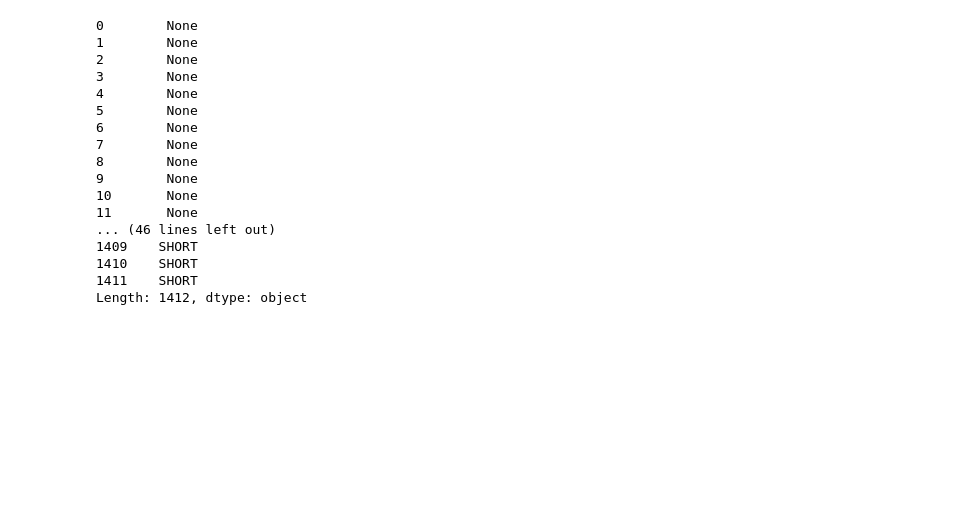
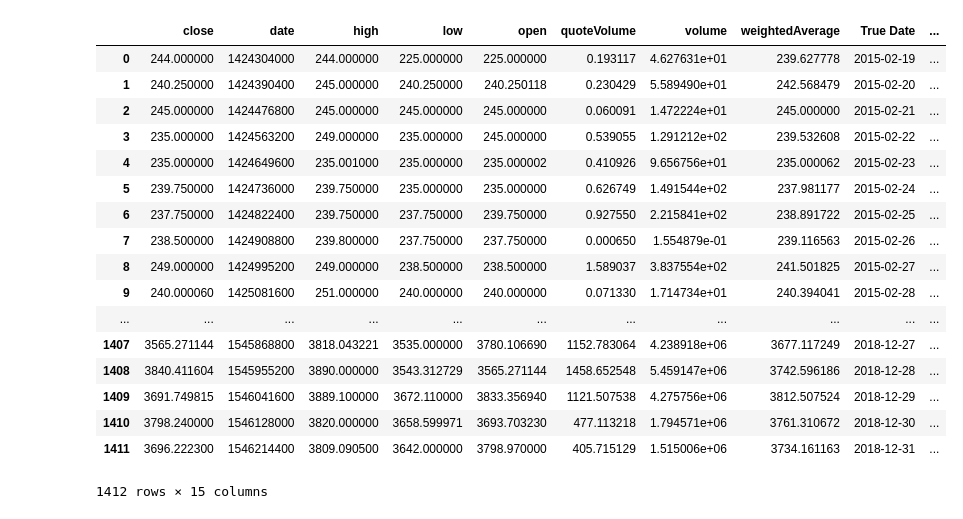
Before and after one commit to eliaselmet/Crypto-Project, a Jupyter notebook: Crypto_Main.ipynb, the cells around one changed output. Saved outputs shown, nothing was run; the diff lists cells and outputs as text; code cells hidden in the pictures; blank space fills up the shorter version.

```diff
--- a/Crypto_Main.ipynb
+++ b/Crypto_Main.ipynb
@@ -35,29 +60,28 @@ ModuleNotFoundError: No module named 'pyplot_express'
 # %%
-#SMA system
-
 #create a column to hold crossover values
 def buy_sell (row):
    if row['MA10'] > row['MA50'] :
       return 'LONG'
    if row['MA10'] < row['MA50'] :
       return 'SHORT'
-test = Daily_data.apply (lambda row: buy_sell(row), axis=1)
-test
+Daily_data['Long or Short Position'] = Daily_data.apply (lambda row: buy_sell(row), axis=1)
+Daily_data
 # %% [output]
+|  | close | date | high | low | open | quoteVolume | volume | weightedAverage | True Date | ... |
+| 0 | 244.000000 | 1424304000 | 244.000000 | 225.000000 | 225.000000 | 0.193117 | 4.627631e+01 | 239.627778 | 2015-02-19 | ... |
+| 1 | 240.250000 | 1424390400 | 245.000000 | 240.250000 | 240.250118 | 0.230429 | 5.589490e+01 | 242.568479 | 2015-02-20 | ... |
+| 2 | 245.000000 | 1424476800 | 245.000000 | 245.000000 | 245.000000 | 0.060091 | 1.472224e+01 | 245.000000 | 2015-02-21 | ... |
+| 3 | 235.000000 | 1424563200 | 249.000000 | 235.000000 | 245.000000 | 0.539055 | 1.291212e+02 | 239.532608 | 2015-02-22 | ... |
+| 4 | 235.000000 | 1424649600 | 235.001000 | 235.000000 | 235.000002 | 0.410926 | 9.656756e+01 | 235.000062 | 2015-02-23 | ... |
+| 5 | 239.750000 | 1424736000 | 239.750000 | 235.000000 | 235.000000 | 0.626749 | 1.491544e+02 | 237.981177 | 2015-02-24 | ... |
+| 6 | 237.750000 | 1424822400 | 239.750000 | 237.750000 | 239.750000 | 0.927550 | 2.215841e+02 | 238.891722 | 2015-02-25 | ... |
+| 7 | 238.500000 | 1424908800 | 239.800000 | 237.750000 | 237.750000 | 0.000650 | 1.554879e-01 | 239.116563 | 2015-02-26 | ... |
+| 8 | 249.000000 | 1424995200 | 249.000000 | 238.500000 | 238.500000 | 1.589037 | 3.837554e+02 | 241.501825 | 2015-02-27 | ... |
+| 9 | 240.000060 | 1425081600 | 251.000000 | 240.000000 | 240.000000 | 0.071330 | 1.714734e+01 | 240.394041 | 2015-02-28 | ... |
+| ... | ... | ... | ... | ... | ... | ... | ... | ... | ... | ... |
+| 1407 | 3565.271144 | 1545868800 | 3818.043221 | 3535.000000 | 3780.106690 | 1152.783064 | 4.238918e+06 | 3677.117249 | 2018-12-27 | ... |
+| 1408 | 3840.411604 | 1545955200 | 3890.000000 | 3543.312729 | 3565.271144 | 1458.652548 | 5.459147e+06 | 3742.596186 | 2018-12-28 | ... |
+| 1409 | 3691.749815 | 1546041600 | 3889.100000 | 3672.110000 | 3833.356940 | 1121.507538 | 4.275756e+06 | 3812.507524 | 2018-12-29 | ... |
+| 1410 | 3798.240000 | 1546128000 | 3820.000000 | 3658.599971 | 3693.703230 | 477.113218 | 1.794571e+06 | 3761.310672 | 2018-12-30 | ... |
+| 1411 | 3696.222300 | 1546214400 | 3809.090500 | 3642.000000 | 3798.970000 | 405.715129 | 1.515006e+06 | 3734.161163 | 2018-12-31 | ... |
-0        None
-1        None
-2        None
-3        None
-4        None
-5        None
-6        None
-7        None
-8        None
-9        None
-10       None
-11       None
-... (46 lines left out)
-1409    SHORT
-1410    SHORT
-1411    SHORT
-Length: 1412, dtype: object
+1412 rows × 15 columns
```
Also changed, not shown: parts of 3 cells of this notebook, 1 other file.
